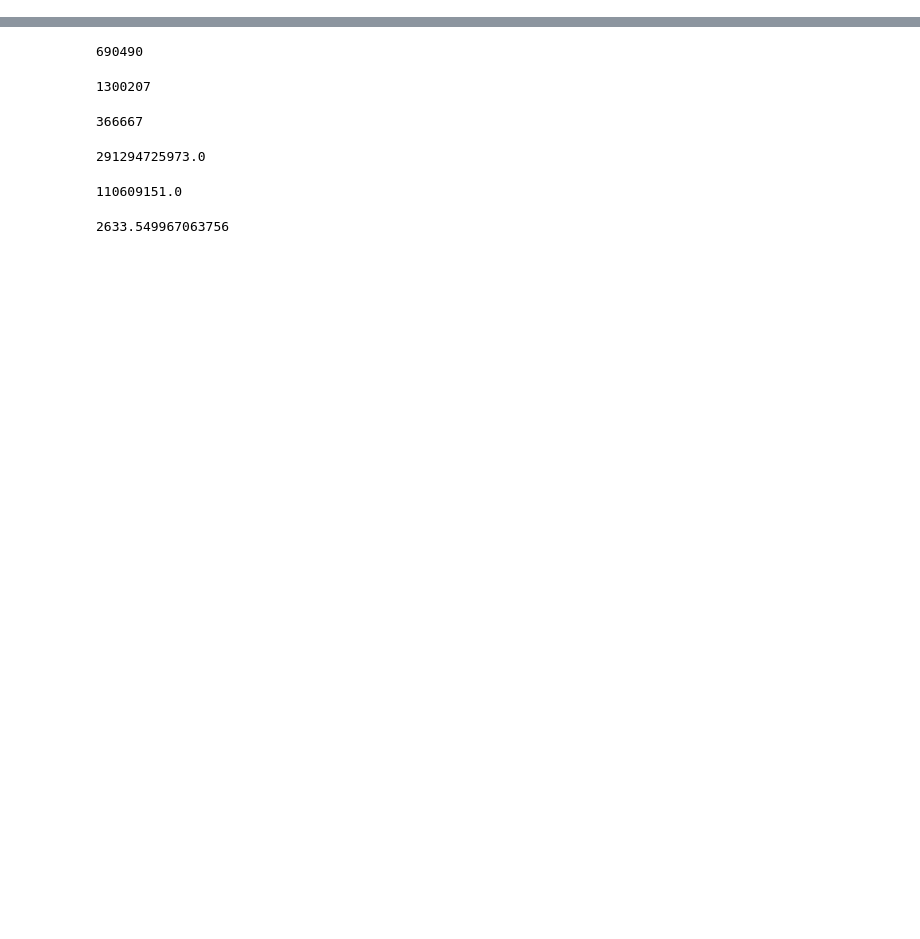
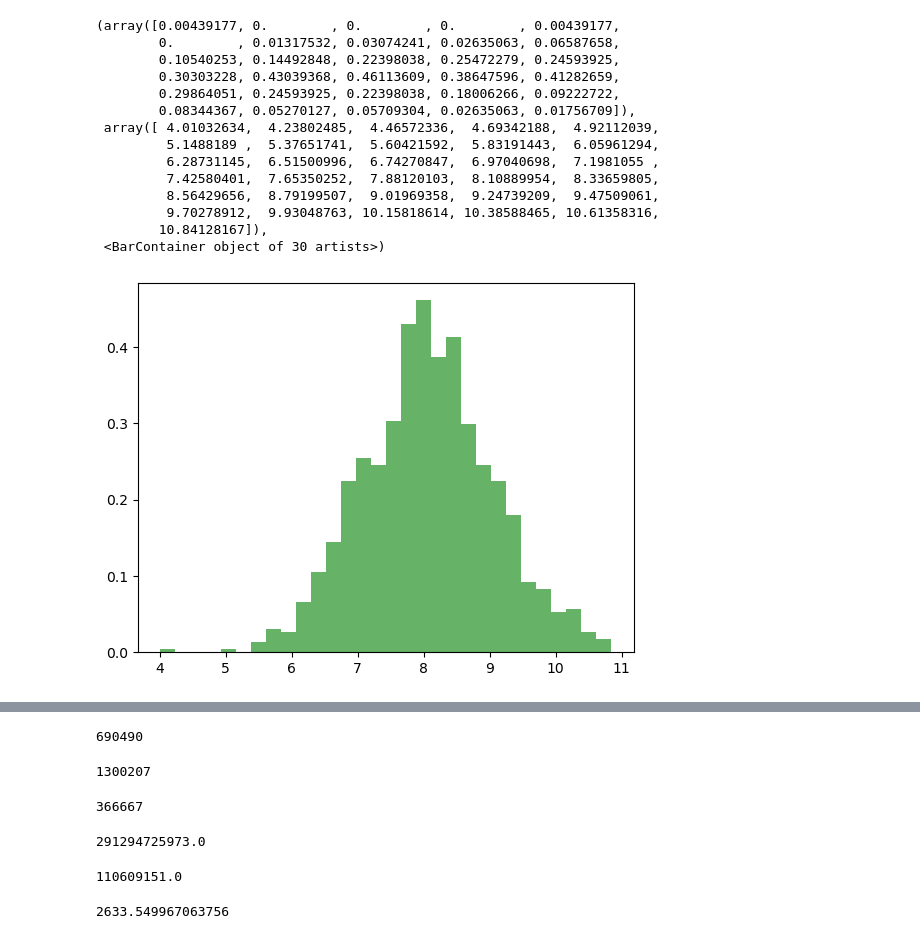
Before and after one commit to TheAllUnknown/BankTransactionNet, a Jupyter notebook: basics.ipynb, the cells around one changed output, grey strips where cells are left out. Drawn from its saved outputs; the diff is of its cells as text; code cells hidden in the pictures; blank space fills up the shorter version.

```diff
--- a/basics.ipynb
+++ b/basics.ipynb
@@ -13,0 +79,18 @@ Index(['start_id', 'total', 'count', 'year_from', 'year_to', 'end_id'], dtype='o
+# %%
+plt.hist(np.log(data), bins=30, density=True, alpha=0.6, color='g')
+# %% [output]
+(array([0.00439177, 0.        , 0.        , 0.        , 0.00439177,
+        0.        , 0.01317532, 0.03074241, 0.02635063, 0.06587658,
+        0.10540253, 0.14492848, 0.22398038, 0.25472279, 0.24593925,
+        0.30303228, 0.43039368, 0.46113609, 0.38647596, 0.41282659,
+        0.29864051, 0.24593925, 0.22398038, 0.18006266, 0.09222722,
+        0.08344367, 0.05270127, 0.05709304, 0.02635063, 0.01756709]),
+ array([ 4.01032634,  4.23802485,  4.46572336,  4.69342188,  4.92112039,
+         5.1488189 ,  5.37651741,  5.60421592,  5.83191443,  6.05961294,
+         6.28731145,  6.51500996,  6.74270847,  6.97040698,  7.1981055 ,
+         7.42580401,  7.65350252,  7.88120103,  8.10889954,  8.33659805,
+         8.56429656,  8.79199507,  9.01969358,  9.24739209,  9.47509061,
+         9.70278912,  9.93048763, 10.15818614, 10.38588465, 10.61358316,
+        10.84128167]),
+ <BarContainer object of 30 artists>)
+[figure, added]
```
Also changed, not shown: parts of 11 cells of this notebook, 11 other files.
